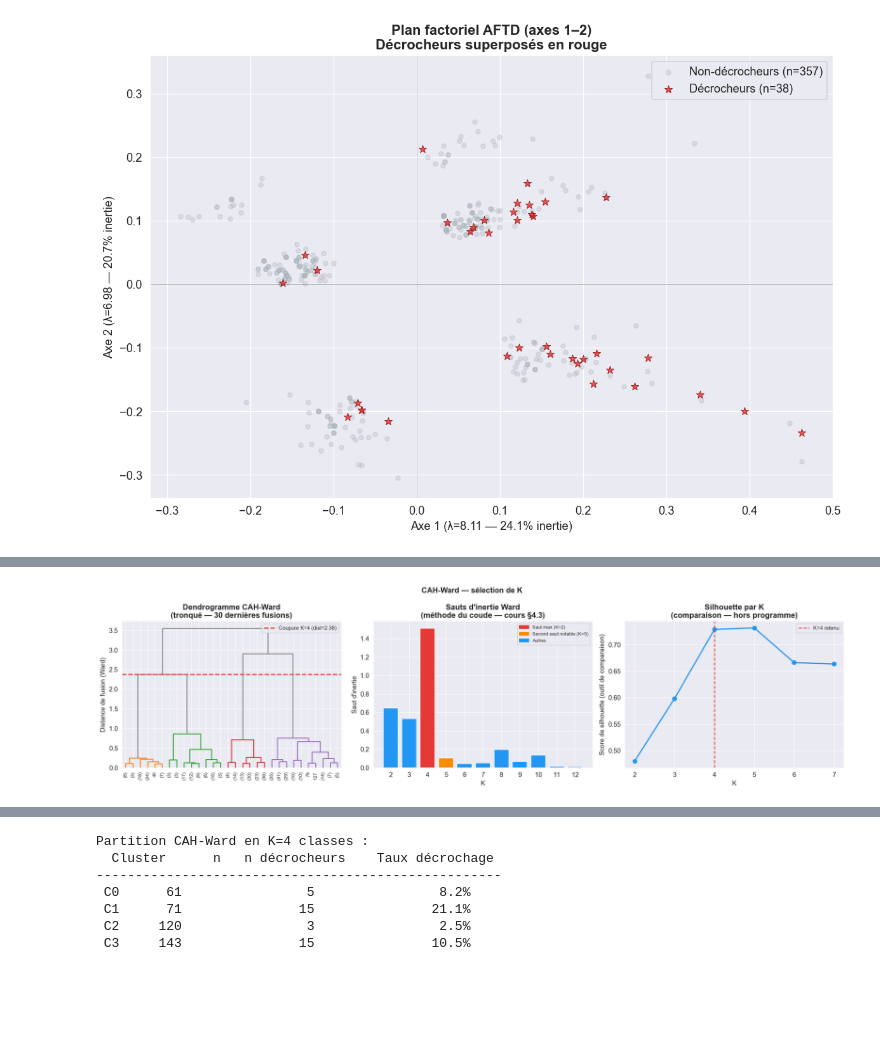
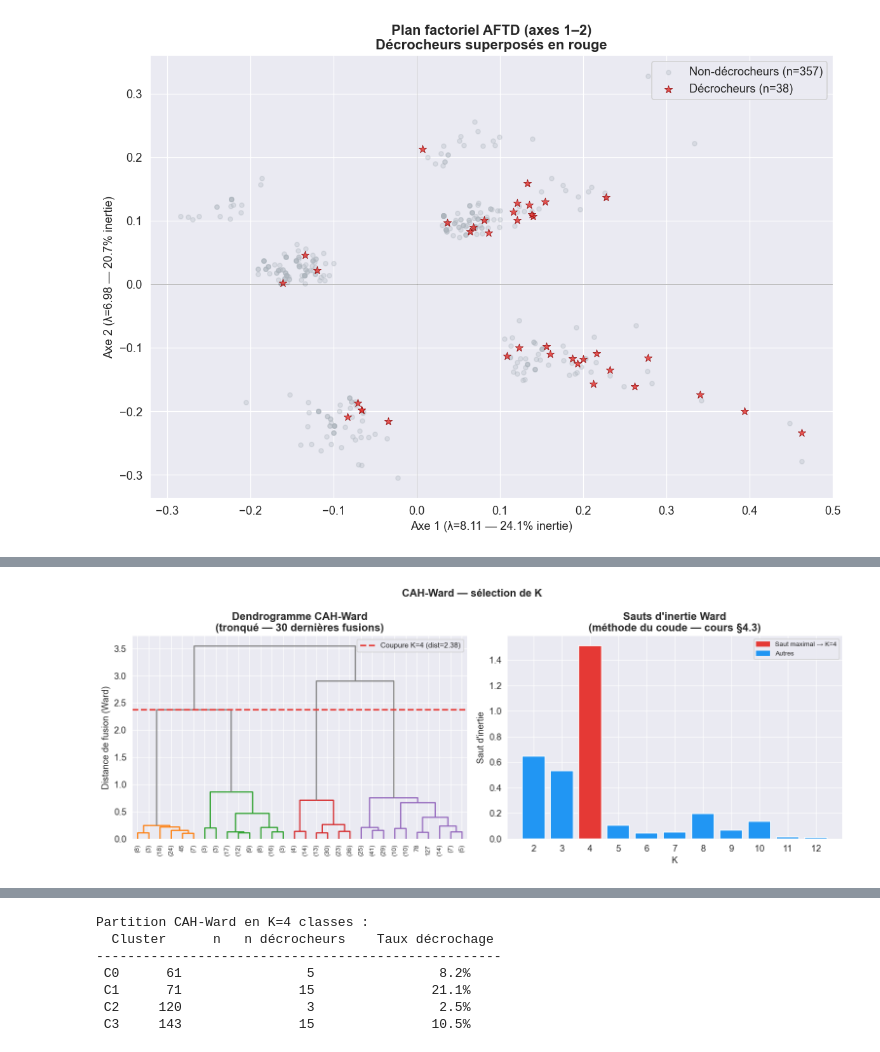
Before and after one commit to mathieupiekarz/ML_pstudents_studies, a Jupyter notebook: 01_reduction_clustering.ipynb, the cells around one changed output, grey strips where cells are left out. Saved outputs shown, nothing was run; the diff lists cells and outputs as text; code cells hidden in the pictures; blank space fills up the shorter version.

```diff
--- a/01_reduction_clustering.ipynb
+++ b/01_reduction_clustering.ipynb
@@ -273,7 +187,7 @@ W  = -0.5 * Qn @ (D**2) @ Qn
 
 # Décomposition spectrale
 eigvals_all, eigvecs_all = np.linalg.eigh(W)
-idx    = np.argsort(eigvals_all)[::-1]
+idx     = np.argsort(eigvals_all)[::-1]
 eigvals = eigvals_all[idx]
 eigvecs = eigvecs_all[:, idx]
 
@@ -290,7 +204,8 @@ print("Valeurs propres et inerties expliquées (VP positives uniquement)")
 print(f"{'Axe':>4} {'λ':>10} {'Inertie %':>11} {'Cumulée %':>11}")
 print("-" * 42)
 cumul = 0
-for i in range(12):
+n_show = min(12, pos.sum())
+for i in range(n_show):
     cumul += pct[i]
     print(f"{i+1:>4} {lam[i]:>10.4f} {pct[i]:>10.2f}% {cumul:>10.2f}%")
 
@@ -419,11 +345,11 @@ sauts_all = [fusion_dists[i] - fusion_dists[i+1]
              for i in range(len(fusion_dists)-1)]
 
 print("Sauts d'inertie (distances de fusion Ward)")
-print(f"{'K':>4} {'Dist. fusion':>14} {'Saut →K-1':>12} {'':>10}")
-print("-" * 44)
-for i in range(11):
-    saut  = sauts_all[i] if i < len(sauts_all) else 0
-    marq  = " ← saut maximal" if saut == max(sauts_all) else ""
+print(f"{'K':>4} {'Dist. fusion':>14} {'Saut →K-1':>12}")
+print("-" * 34)
+for i in range(len(sauts_all)):
+    saut = sauts_all[i]
+    marq = " ← saut maximal" if saut == max(sauts_all) else ""
     print(f"{i+2:>4} {fusion_dists[i]:>14.4f} {saut:>12.4f}{marq}")
 # %% [output]
 Sauts d'inertie (distances de fusion Ward)
@@ -452,58 +387,36 @@ Deux valeurs de K sont donc défendables : **K=4** (avant le second saut) et **K
 # %%
-fig, axes = plt.subplots(1, 3, figsize=(18, 5))
+fig, axes = plt.subplots(1, 2, figsize=(13, 5))
 
 # ── Dendrogramme tronqué ──
 ax1 = axes[0]
-threshold_4 = Z_ward[-(4-1), 2]   # coupure → K=4
+threshold_4 = Z_ward[-(4-1), 2]
 dendrogram(Z_ward, ax=ax1, truncate_mode='lastp', p=30,
            leaf_rotation=90, leaf_font_size=8,
            color_threshold=threshold_4,
            above_threshold_color='gray')
-ax1.axhline(threshold_4, color=ROUGE, lw=2, ls='--', label=f'Coupure K=4 (dist={threshold_4:.2f})')
+ax1.axhline(threshold_4, color=ROUGE, lw=2, ls='--',
+            label=f'Coupure K=4 (dist={threshold_4:.2f})')
 ax1.set_title('Dendrogramme CAH-Ward\n(tronqué — 30 dernières fusions)', fontweight='bold')
 ax1.set_ylabel('Distance de fusion (Ward)')
 ax1.legend(fontsize=9)
 
 # ── Sauts d'inertie ──
 ax2 = axes[1]
 fds   = Z_ward[-12:, 2][::-1]
 sauts = [fds[i]-fds[i+1] for i in range(len(fds)-1)]
 Ks_s  = range(2, len(sauts)+2)
-colors_bar = []
-for i, s in enumerate(sauts):
-    if s == max(sauts):
-        colors_bar.append(ROUGE)
-    elif i+2 == 5:  # K=5, second saut notable
-        colors_bar.append(ORANGE)
-    else:
-        colors_bar.append(BLEU)
+colors_bar = [ROUGE if s == max(sauts) else BLEU for s in sauts]
 ax2.bar(Ks_s, sauts, color=colors_bar, edgecolor='white')
 ax2.set_xlabel('K')
 ax2.set_ylabel("Saut d'inertie")
 ax2.set_title("Sauts d'inertie Ward\n(méthode du coude — cours §4.3)", fontweight='bold')
 ax2.set_xticks(list(Ks_s))
 from matplotlib.patches import Patch
-ax2.legend(handles=[Patch(color=ROUGE, label='Saut max (K=2)'),
-                    Patch(color=ORANGE, label='Second saut notable (K=5)'),
-                    Patch(color=BLEU,   label='Autres')], fontsize=8)
-
-# ── Silhouette par K (critère de décision final) ──
-ax3 = axes[2]
-Ks_range = range(2, 8)
-sils = []
-for k in Ks_range:
-    lbl = fcluster(Z_ward, k, criterion='maxclust') - 1
-    sils.append(silhouette_score(C2, lbl))
-ax3.plot(list(Ks_range), sils, 'o-', color=BLEU, lw=2, ms=7)
-ax3.axvline(4, color=ROUGE, lw=1.5, ls='--', label='K=4 retenu')
-ax3.set_xlabel('K')
-ax3.set_ylabel('Score de silhouette (outil de comparaison)')
-ax3.set_title('Silhouette par K\n(comparaison — hors programme)', fontweight='bold')
-ax3.set_xticks(list(Ks_range))
-ax3.legend(fontsize=9)
+ax2.legend(handles=[Patch(color=ROUGE, label='Saut maximal → K=4'),
+                    Patch(color=BLEU,  label='Autres')], fontsize=8)
 
 plt.suptitle("CAH-Ward — sélection de K", fontweight='bold', fontsize=13)
 plt.tight_layout()
 plt.show()
 # %% [output]
-[figure, old version]
+[figure, new version]
```
Also changed, not shown: parts of 23 cells of this notebook, 1 other file.
